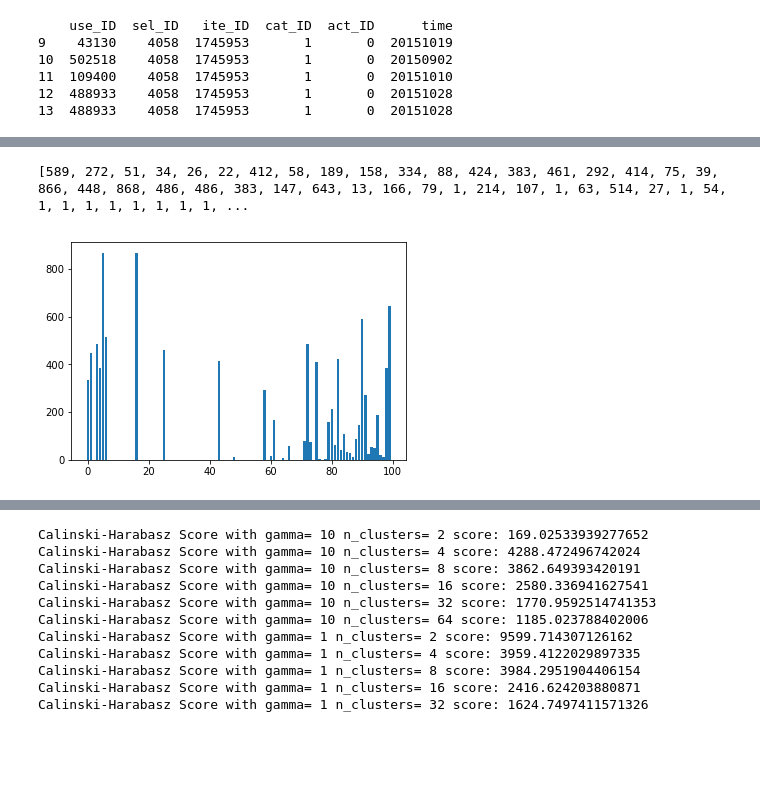
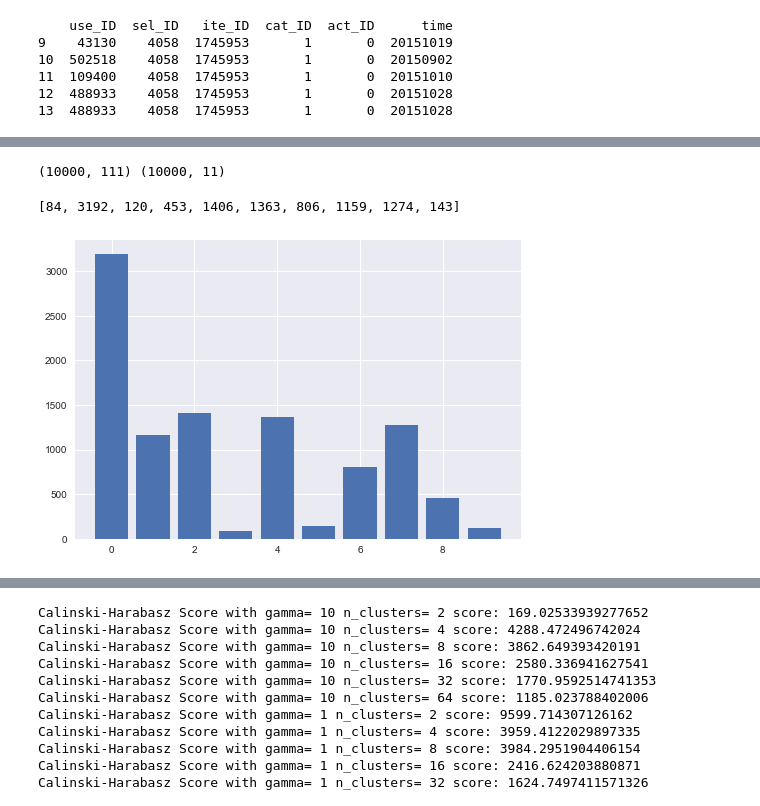
Before and after one commit to wsh540677278/Taobao, a Jupyter notebook: Seller_cluster.ipynb, the cells around one changed output, grey strips where cells are left out. Drawn from its saved outputs; the diff is of its cells as text; code cells hidden in the pictures; blank space fills up the shorter version.

Commit message:
Add files via upload
New merchant and seller feature engineering

```diff
--- a/Seller_cluster.ipynb
+++ b/Seller_cluster.ipynb
@@ -118,7 +156,7 @@ out_df['category_number'] = category_number
 import time
 import datetime
 
-START = '00010101'
+START = '20150630'
 #计算两个日期相差天数，自定义函数名，和两个日期的变量名。
 def Caltime(date1,date2):
     #%Y-%m-%d为日期格式，其中的-可以用其他代替或者不写，但是要统一，同理后面的时分秒也一样；可以只计算日期，不计算时间。
@@ -182,0 +429,19 @@ print(X_minMax[:5, :])
+# %%
+# draw clustering map for raw data (clustering data got the same result)
+import warnings
+warnings.filterwarnings("ignore")
+from sklearn.datasets import make_biclusters
+import matplotlib.pyplot as plt
+import seaborn as sns
+sns.set(color_codes=True)
+# iris = sns.load_dataset("iris")
+# data, rows, columns = make_biclusters(shape=(300, 300), n_clusters=5, noise=5, shuffle=False, random_state=0)
+# species = iris.pop("species")
+#设置图片大小
+g= sns.clustermap(X_minMax, fmt="d",cmap='YlGnBu')
+ax = g.ax_heatmap
+label_y = ax.get_yticklabels()
+plt.setp(label_y, rotation=360, horizontalalignment='left')
+#设置图片名称，分辨率，并保存
+# plt.savefig('cluster.tif',dpi = 300)
+plt.show()
@@ -183,7 +450,6 @@ print(X_minMax[:5, :])
 # %%
-# rbf kernel
-K = int(len(seller_maps)**0.5)
-clustering = SpectralClustering(n_clusters=K,
+# draw heat map for clustering result
+clustering = SpectralClustering(n_clusters=10,
                                 # kmeans epochs
                                 n_init=10,
                                 gamma=1.0,
@@ -193,5 +459,6 @@ clustering = SpectralClustering(n_clusters=K,
 #                                 degree=3,
 #                                 coef0=1,
                                 n_jobs=5).fit(X_minMax)
-seller_clusters = clustering.labels_
-seller_affinity_matrix = clustering.affinity_matrix_
+fit_X_minMax = X_minMax[np.argsort(clustering.labels_)]
+sns.heatmap(fit_X_minMax, fmt="d", cmap='YlGnBu')
+plt.show()
@@ -198,5 +466,0 @@ seller_affinity_matrix = clustering.affinity_matrix_
-# %%
-rbf_cluster_maps = defaultdict(list)
-for i in range(len(out_df)):
-    rbf_cluster_maps[seller_clusters[i]].append(out_df.iloc[i].seller_id)
-print(rbf_cluster_maps)
@@ -205,14 +473,21 @@ defaultdict(<class 'list'>, {90: [2086.0, 4913.0, 7727.0, 6798.0, 6855.0, 7451.0
+# %%
+print(svd_X_minMax.shape, X_minMax.shape)
+np.save("seller_explcit_features.npy", X_minMax)
+np.save("seller_explcit_svd_features.npy", svd_X_minMax)
+# %% [output]
+(10000, 111) (10000, 11)
 # %%
-# show the clustering's distribution
 index = []
 values = []
-
-for i in rbf_cluster_maps:
+cluster_maps = defaultdict(int)
+for i in range(len(X_minMax)):
+    cluster_maps[clustering.labels_[i]] += 1
+for i in cluster_maps:
     index.append(i)
-    values.append(len(rbf_cluster_maps[i]))
+    values.append(cluster_maps[i])
 print(values)
 axes = plt.bar(index, values)
 plt.show()
 # %% [output]
-[589, 272, 51, 34, 26, 22, 412, 58, 189, 158, 334, 88, 424, 383, 461, 292, 414, 75, 39, 866, 448, 868, 486, 486, 383, 147, 643, 13, 166, 79, 1, 214, 107, 1, 63, 514, 27, 1, 54, 1, 1, 1, 1, 1, 1, 1, 1, ...
+[84, 3192, 120, 453, 1406, 1363, 806, 1159, 1274, 143]
-[figure, old version]
+[figure, new version]
```
Also changed, not shown: parts of 36 cells of this notebook, 1 other file.
